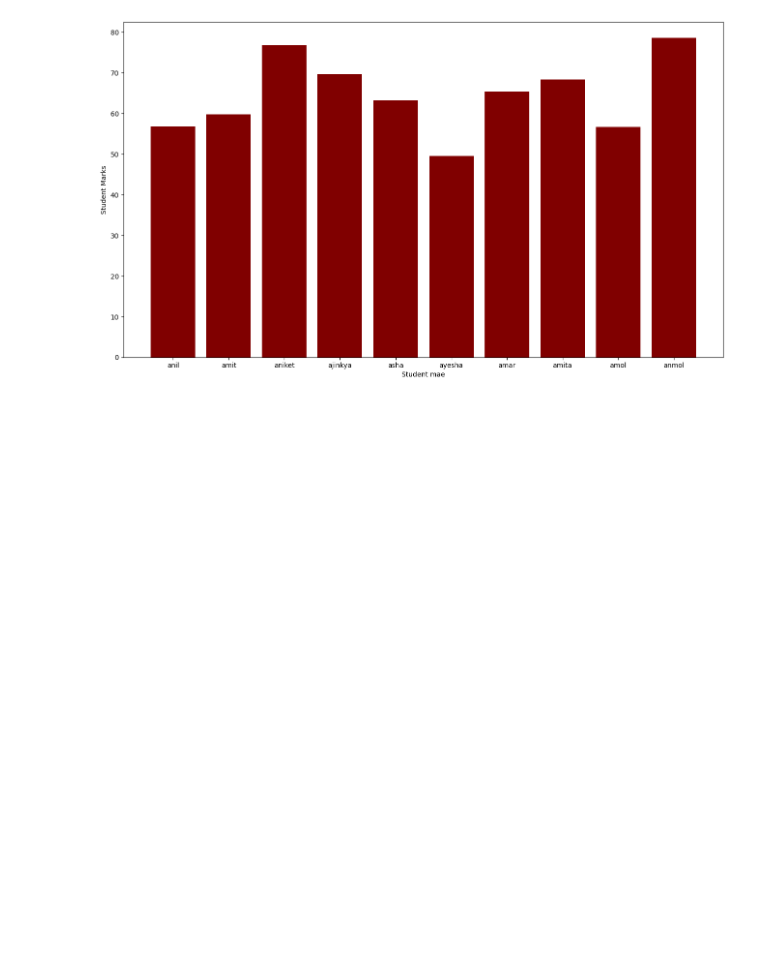
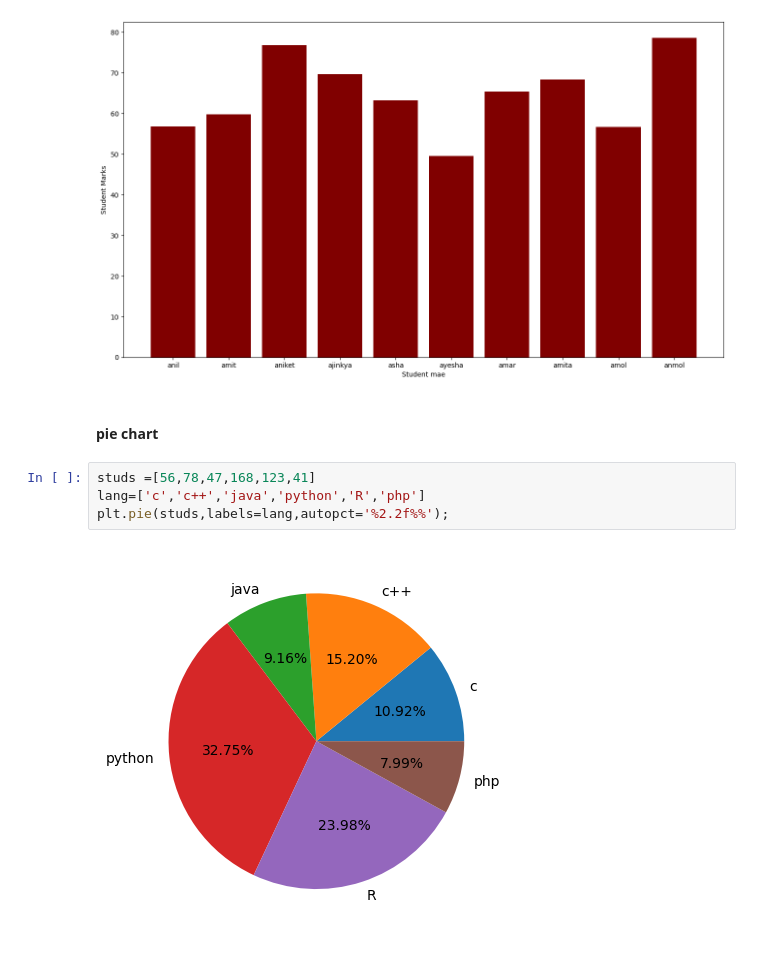
Before and after one commit to Bhargav080803/Value-Added-Program, a Jupyter notebook: matplotlib/matplotlib.ipynb, the cells around one changed output. Saved outputs shown, nothing was run; the diff lists cells and outputs as text; blank space fills up the shorter version.

```diff
--- a/matplotlib/matplotlib.ipynb
+++ b/matplotlib/matplotlib.ipynb
@@ -115,3 +125,11 @@ plt.bar(df['name'],df['marks'],color='maroon')
 # %% [output]
 <BarContainer object of 10 artists>
 [figure]
+# %% [markdown]
+#### pie chart
+# %%
+studs =[56,78,47,168,123,41]
+lang=['c','c++','java','python','R','php']
+plt.pie(studs,labels=lang,autopct='%2.2f%%');
+# %% [output]
+[figure, added]
```
Also changed, not shown: parts of 8 cells of this notebook, 1 other file.
